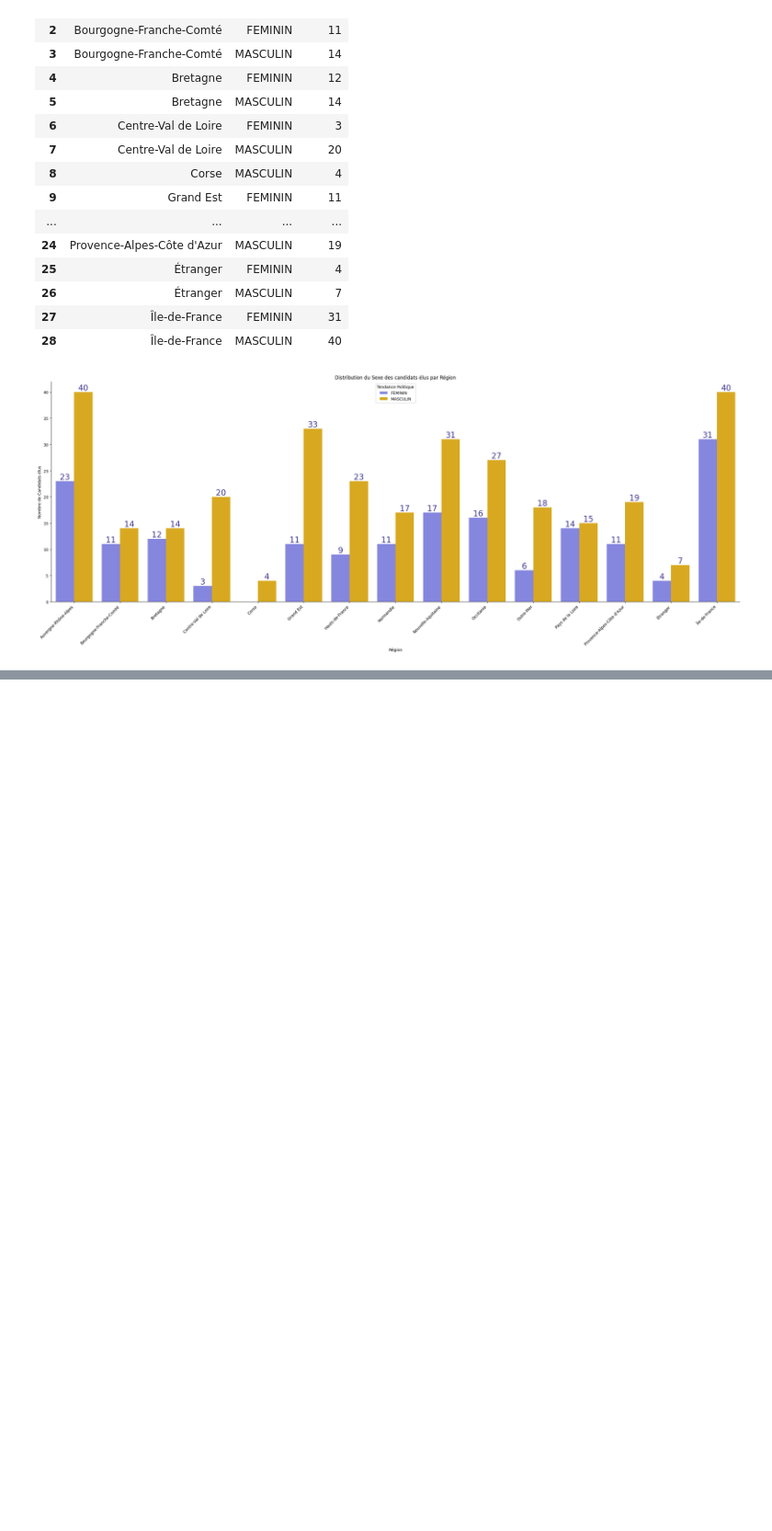
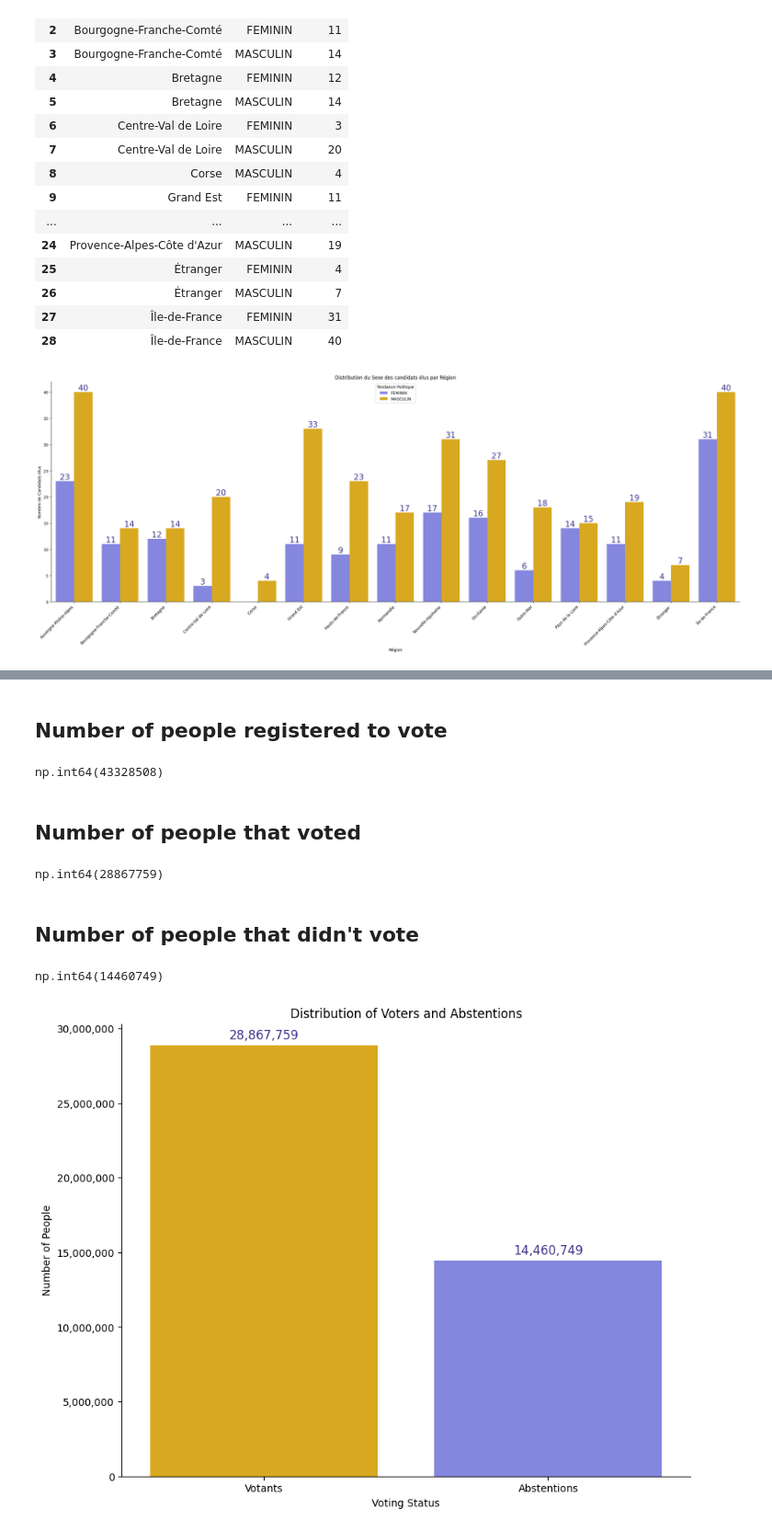
Before and after one commit to RonanRibouletPython/Data_Analysis_Job_Prep, a Jupyter notebook: Notebooks/EDA_Election_2024.ipynb, the cells around one changed output, grey strips where cells are left out. Shown at 92% size. Saved outputs shown, nothing was run; the diff lists cells and outputs as text; code cells hidden in the pictures; blank space fills up the shorter version.

```diff
--- a/Notebooks/EDA_Election_2024.ipynb
+++ b/Notebooks/EDA_Election_2024.ipynb
@@ -961,0 +992,2 @@ plt.show()
+# %% [markdown]
+## Number of people registered to vote
@@ -961,0 +996,54 @@ plt.show()
+# %%
+Num_inscr
+# %% [output]
+np.int64(43328508)
+# %% [markdown]
+## Number of people that voted
+# %%
+Num_voters = df["Votants"].sum()
+# %%
+Num_voters
+# %% [output]
+np.int64(28867759)
+# %% [markdown]
+## Number of people that didn't vote
+# %%
+Num_abst = df["Abstentions"].sum()
+# %%
+Num_abst
+# %% [output]
+np.int64(14460749)
+# %%
+# Data for the barplot
+data = {'Category': ['Votants', 'Abstentions'],
+        'Count': [Num_voters, Num_abst]}
+
+# Create the barplot
+plt.figure(figsize=(10, 8))
+ax = sns.barplot(x='Category', y='Count', data=data,
+                 palette={'Votants': '#f7b801', 'Abstentions': '#7678ed'})
+
+# Add labels and title
+plt.xlabel("Voting Status")
+plt.ylabel("Number of People")
+plt.title("Distribution of Voters and Abstentions")
+
+# Customize the appearance
+plt.gca().spines['top'].set_visible(False)
+plt.gca().spines['right'].set_visible(False)
+
+# Format y-axis labels (to avoid scientific notation)
+ax.get_yaxis().set_major_formatter(plt.matplotlib.ticker.FuncFormatter(lambda x, p: format(int(x), ',')))
+
+# Add numbers on top of the bars (with plain number format)
+for p in ax.patches:
+    ax.annotate(f'{int(p.get_height()):,}',
+                (p.get_x() + p.get_width() / 2., p.get_height()),
+                ha='center', va='center',
+                xytext=(0, 10), textcoords='offset points',
+                fontsize=12, color=(61/255, 52/255, 139/255))
+
+# Show the plot
+plt.show()
+# %% [output]
+[figure, added]
```
Also changed, not shown: parts of 17 cells of this notebook.
